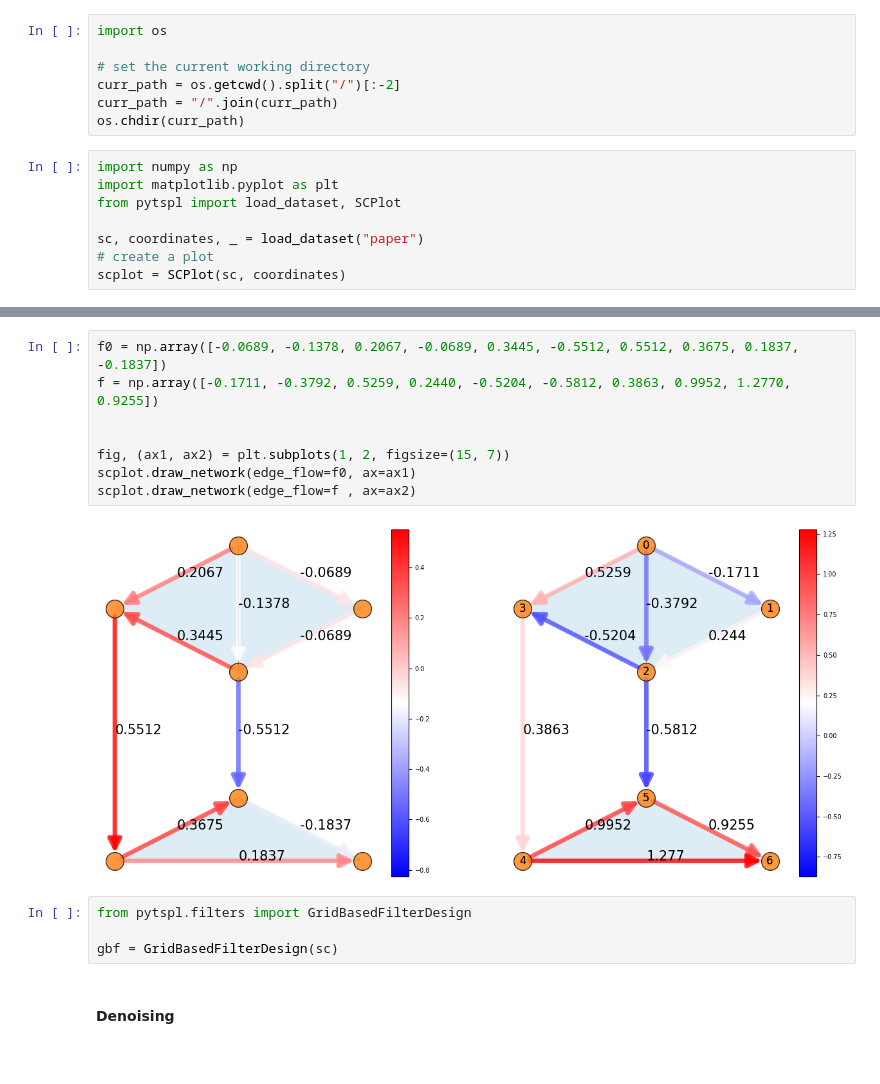
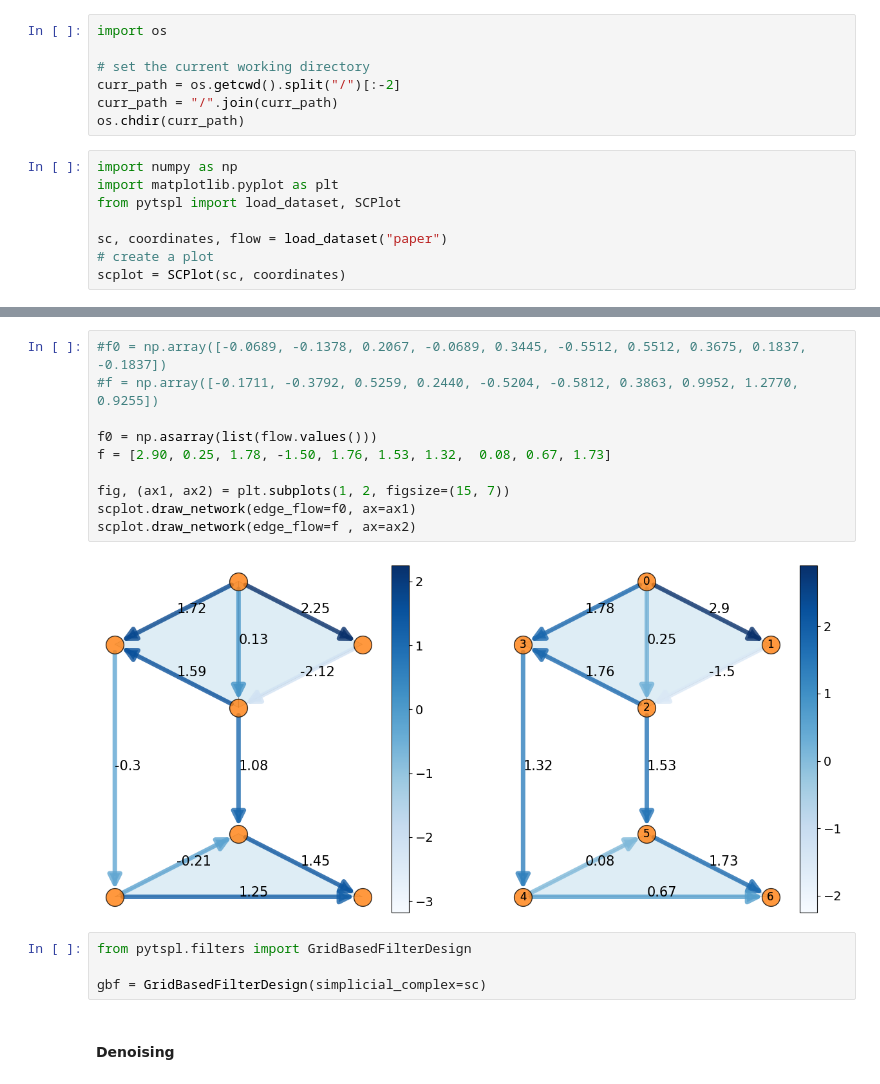
Before and after one commit to irtazahashmi/pytspl, a Jupyter notebook: notebooks/filters/grid_based_filter_design.ipynb, the cells around one changed output, grey strips where cells are left out. Saved outputs shown, nothing was run; the diff lists cells and outputs as text.

```diff
--- a/notebooks/filters/grid_based_filter_design.ipynb
+++ b/notebooks/filters/grid_based_filter_design.ipynb
@@ -12,6 +12,6 @@ import numpy as np
 import matplotlib.pyplot as plt
 from pytspl import load_dataset, SCPlot
 
-sc, coordinates, _ = load_dataset("paper")
+sc, coordinates, flow = load_dataset("paper")
 # create a plot
 scplot = SCPlot(sc, coordinates)
@@ -18,17 +26,19 @@ scplot = SCPlot(sc, coordinates)
 # %%
-f0 = np.array([-0.0689, -0.1378, 0.2067, -0.0689, 0.3445, -0.5512, 0.5512, 0.3675, 0.1837, -0.1837])
-f = np.array([-0.1711, -0.3792, 0.5259, 0.2440, -0.5204, -0.5812, 0.3863, 0.9952, 1.2770, 0.9255])
+#f0 = np.array([-0.0689, -0.1378, 0.2067, -0.0689, 0.3445, -0.5512, 0.5512, 0.3675, 0.1837, -0.1837])
+#f = np.array([-0.1711, -0.3792, 0.5259, 0.2440, -0.5204, -0.5812, 0.3863, 0.9952, 1.2770, 0.9255])
 
+f0 = np.asarray(list(flow.values()))
+f = [2.90, 0.25, 1.78, -1.50, 1.76, 1.53, 1.32,  0.08, 0.67, 1.73]
 
 fig, (ax1, ax2) = plt.subplots(1, 2, figsize=(15, 7))
 scplot.draw_network(edge_flow=f0, ax=ax1)
 scplot.draw_network(edge_flow=f , ax=ax2)
 # %% [output]
-[figure, old version]
+[figure, new version]
 # %%
 from pytspl.filters import GridBasedFilterDesign
 
-gbf = GridBasedFilterDesign(sc)
+gbf = GridBasedFilterDesign(simplicial_complex=sc)
 # %% [markdown]
 #### Denoising
 # %%
```
Also changed, not shown: parts of 6 cells of this notebook, 11 other files.
